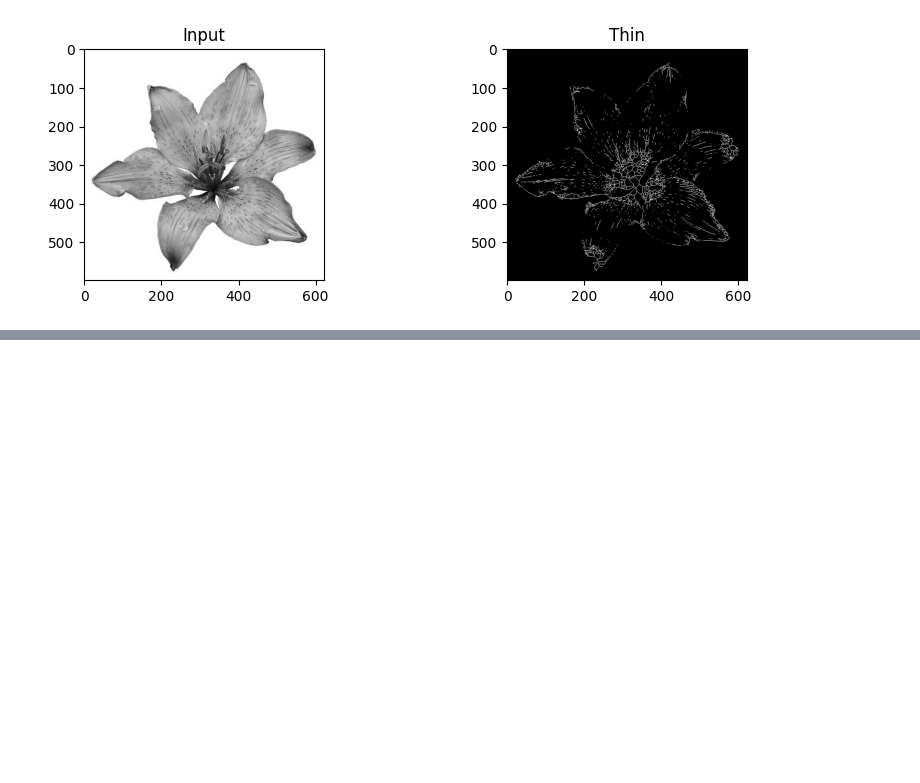
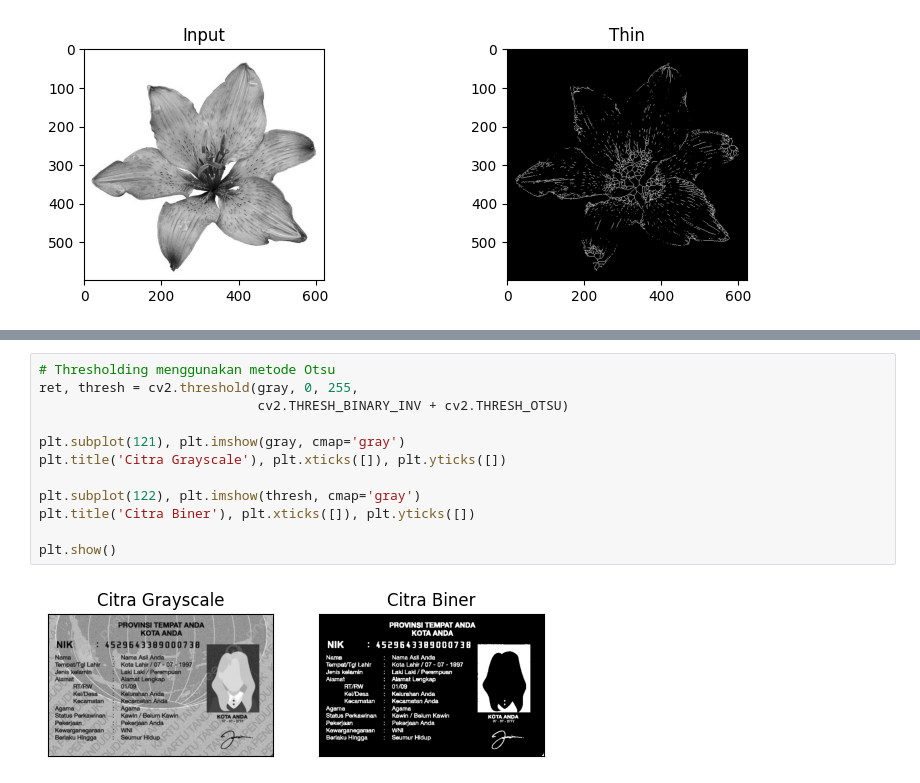
Before and after one commit to SitiMutmainah15/PCVK_GENAP_2026, a Jupyter notebook: Week9_PCVK.ipynb, the cells around one changed output, grey strips where cells are left out. Drawn from its saved outputs; the diff is of its cells as text; blank space fills up the shorter version.

```diff
--- a/Week9_PCVK.ipynb
+++ b/Week9_PCVK.ipynb
@@ -628,0 +683,14 @@ plt.show()
+# %%
+# Thresholding menggunakan metode Otsu
+ret, thresh = cv2.threshold(gray, 0, 255,
+                            cv2.THRESH_BINARY_INV + cv2.THRESH_OTSU)
+
+plt.subplot(121), plt.imshow(gray, cmap='gray')
+plt.title('Citra Grayscale'), plt.xticks([]), plt.yticks([])
+
+plt.subplot(122), plt.imshow(thresh, cmap='gray')
+plt.title('Citra Biner'), plt.xticks([]), plt.yticks([])
+
+plt.show()
+# %% [output]
+[figure, added]
```
Also changed, not shown: parts of 8 cells of this notebook.
